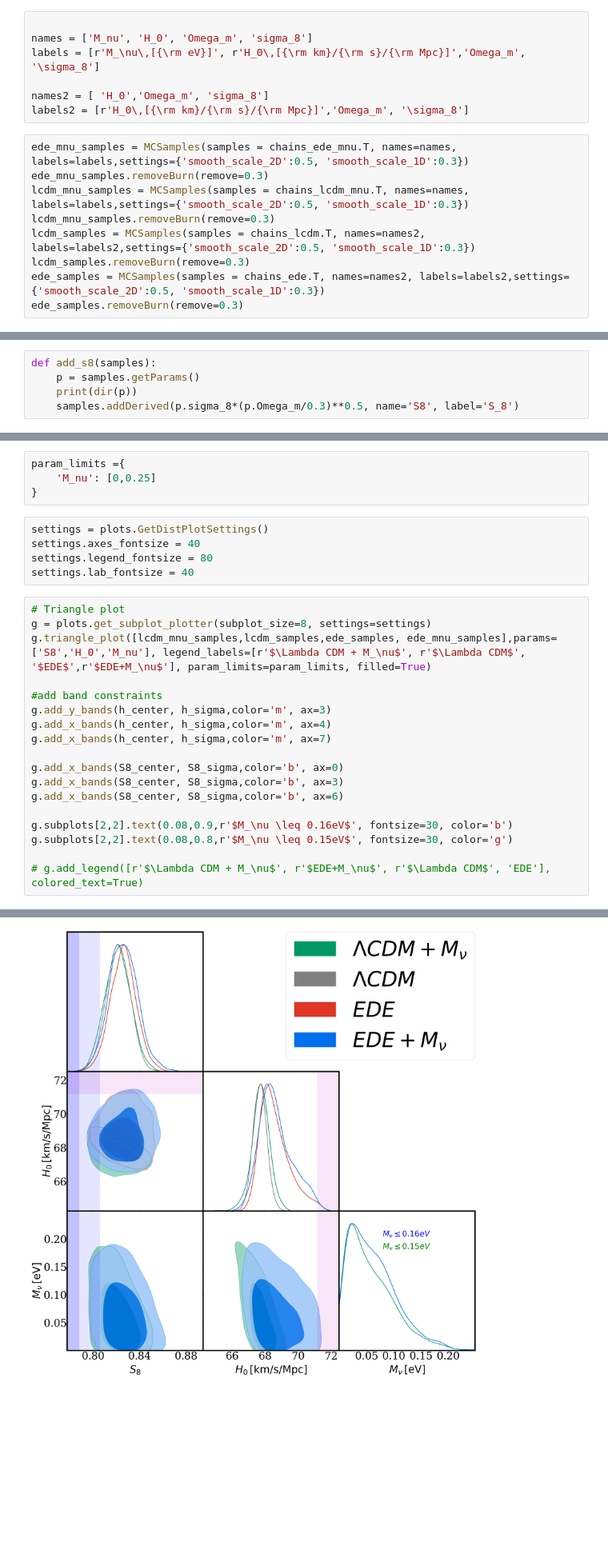
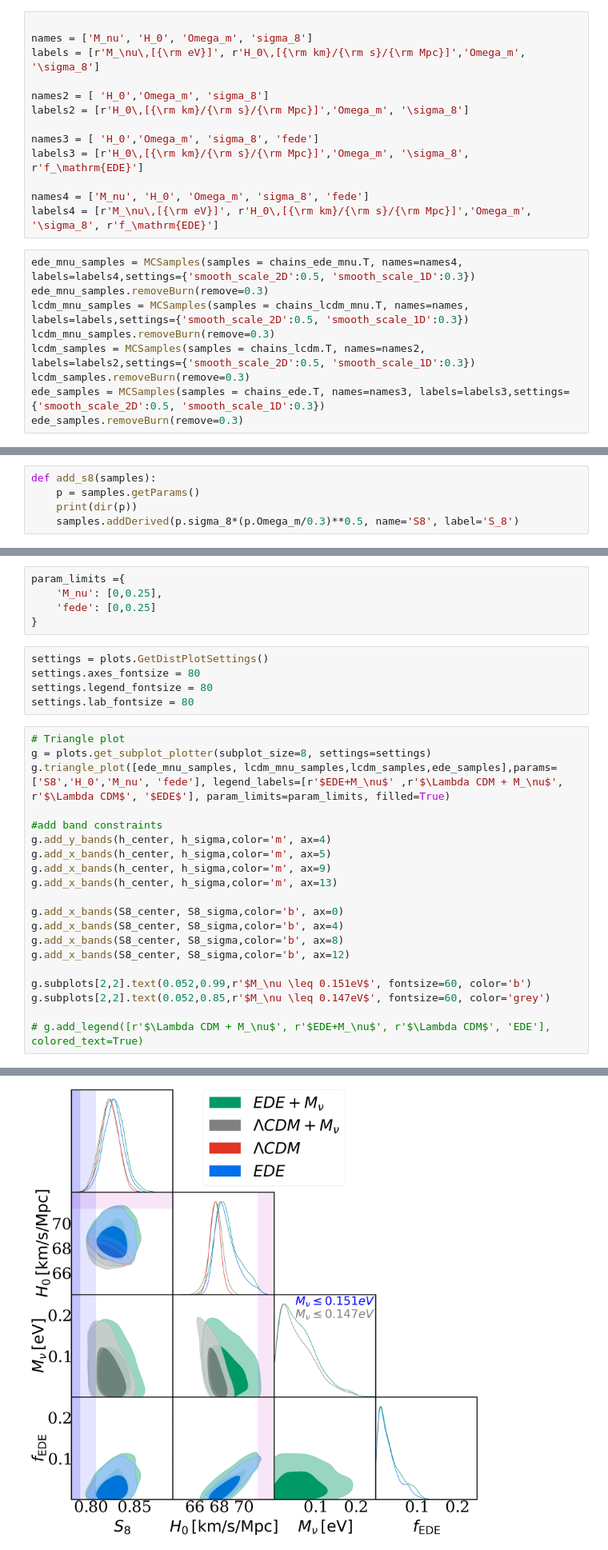
Before and after one commit to alexreevesy/ede_mnu, a Jupyter notebook: notebooks/corner_plot.ipynb, the cells around one changed output, grey strips where cells are left out. Shown at 80% size. Saved outputs shown, nothing was run; the diff lists cells and outputs as text; blank space fills up the shorter version.

Commit message:
small updates to plotting files

```diff
--- a/notebooks/corner_plot.ipynb
+++ b/notebooks/corner_plot.ipynb
@@ -106,14 +106,20 @@ labels = [r'M_\nu\,[{\rm eV}]', r'H_0\,[{\rm km}/{\rm s}/{\rm Mpc}]','Omega_m',
 
 names2 = [ 'H_0','Omega_m', 'sigma_8']
 labels2 = [r'H_0\,[{\rm km}/{\rm s}/{\rm Mpc}]','Omega_m', '\sigma_8']
+
+names3 = [ 'H_0','Omega_m', 'sigma_8', 'fede']
+labels3 = [r'H_0\,[{\rm km}/{\rm s}/{\rm Mpc}]','Omega_m', '\sigma_8', r'f_\mathrm{EDE}']
+
+names4 = ['M_nu', 'H_0', 'Omega_m', 'sigma_8', 'fede']
+labels4 = [r'M_\nu\,[{\rm eV}]', r'H_0\,[{\rm km}/{\rm s}/{\rm Mpc}]','Omega_m', '\sigma_8', r'f_\mathrm{EDE}']
 # %%
-ede_mnu_samples = MCSamples(samples = chains_ede_mnu.T, names=names, labels=labels,settings={'smooth_scale_2D':0.5, 'smooth_scale_1D':0.3})
+ede_mnu_samples = MCSamples(samples = chains_ede_mnu.T, names=names4, labels=labels4,settings={'smooth_scale_2D':0.5, 'smooth_scale_1D':0.3})
 ede_mnu_samples.removeBurn(remove=0.3)
 lcdm_mnu_samples = MCSamples(samples = chains_lcdm_mnu.T, names=names, labels=labels,settings={'smooth_scale_2D':0.5, 'smooth_scale_1D':0.3})
 lcdm_mnu_samples.removeBurn(remove=0.3)
 lcdm_samples = MCSamples(samples = chains_lcdm.T, names=names2, labels=labels2,settings={'smooth_scale_2D':0.5, 'smooth_scale_1D':0.3})
 lcdm_samples.removeBurn(remove=0.3)
-ede_samples = MCSamples(samples = chains_ede.T, names=names2, labels=labels2,settings={'smooth_scale_2D':0.5, 'smooth_scale_1D':0.3})
+ede_samples = MCSamples(samples = chains_ede.T, names=names3, labels=labels3,settings={'smooth_scale_2D':0.5, 'smooth_scale_1D':0.3})
 ede_samples.removeBurn(remove=0.3)
 # %% [output]
 Removed no burn in
@@ -147,29 +153,32 @@ S8_center = 0.77
 S8_sigma = 0.018
 # %%
 param_limits ={
-    'M_nu': [0,0.25]
+    'M_nu': [0,0.25],
+    'fede': [0,0.25]
 }
 # %%
 settings = plots.GetDistPlotSettings()
-settings.axes_fontsize = 40
+settings.axes_fontsize = 80
 settings.legend_fontsize = 80
-settings.lab_fontsize = 40
+settings.lab_fontsize = 80
 # %%
 # Triangle plot
 g = plots.get_subplot_plotter(subplot_size=8, settings=settings)
-g.triangle_plot([lcdm_mnu_samples,lcdm_samples,ede_samples, ede_mnu_samples],params=['S8','H_0','M_nu'], legend_labels=[r'$\Lambda CDM + M_\nu$', r'$\Lambda CDM$', '$EDE$',r'$EDE+M_\nu$'], param_limits=param_limits, filled=True)
+g.triangle_plot([ede_mnu_samples, lcdm_mnu_samples,lcdm_samples,ede_samples],params=['S8','H_0','M_nu', 'fede'], legend_labels=[r'$EDE+M_\nu$' ,r'$\Lambda CDM + M_\nu$', r'$\Lambda CDM$', '$EDE$'], param_limits=param_limits, filled=True)
 
 #add band constraints
-g.add_y_bands(h_center, h_sigma,color='m', ax=3)
-g.add_x_bands(h_center, h_sigma,color='m', ax=4)
-g.add_x_bands(h_center, h_sigma,color='m', ax=7)
+g.add_y_bands(h_center, h_sigma,color='m', ax=4)
+g.add_x_bands(h_center, h_sigma,color='m', ax=5)
+g.add_x_bands(h_center, h_sigma,color='m', ax=9)
+g.add_x_bands(h_center, h_sigma,color='m', ax=13)
 
 g.add_x_bands(S8_center, S8_sigma,color='b', ax=0)
-g.add_x_bands(S8_center, S8_sigma,color='b', ax=3)
-g.add_x_bands(S8_center, S8_sigma,color='b', ax=6)
+g.add_x_bands(S8_center, S8_sigma,color='b', ax=4)
+g.add_x_bands(S8_center, S8_sigma,color='b', ax=8)
+g.add_x_bands(S8_center, S8_sigma,color='b', ax=12)
 
-g.subplots[2,2].text(0.08,0.9,r'$M_\nu \leq 0.16eV$', fontsize=30, color='b')
-g.subplots[2,2].text(0.08,0.8,r'$M_\nu \leq 0.15eV$', fontsize=30, color='g')
+g.subplots[2,2].text(0.052,0.99,r'$M_\nu \leq 0.151eV$', fontsize=60, color='b')
+g.subplots[2,2].text(0.052,0.85,r'$M_\nu \leq 0.147eV$', fontsize=60, color='grey')
 
 # g.add_legend([r'$\Lambda CDM + M_\nu$', r'$EDE+M_\nu$', r'$\Lambda CDM$', 'EDE'], colored_text=True)
 # %% [output]
@@ -177,3 +186,3 @@ Text(0.08, 0.8, '$M_\\nu \\leq 0.15eV$')
-[figure, old version]
+[figure, new version]
 # %%
 g.export('triangle_plot_s8+h0.pdf')
```
Also changed, not shown: parts of 3 cells of this notebook, 3 other files.
